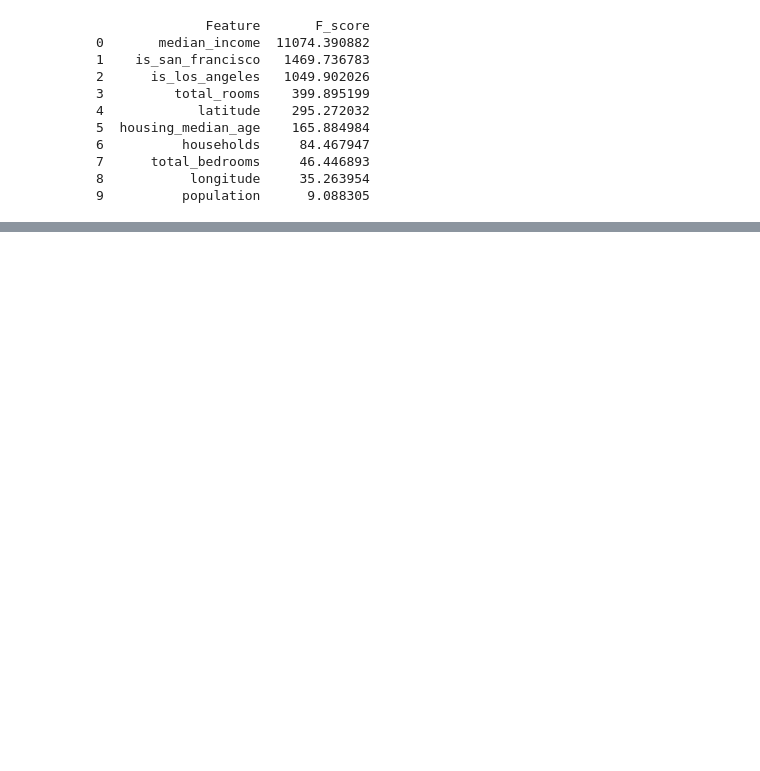
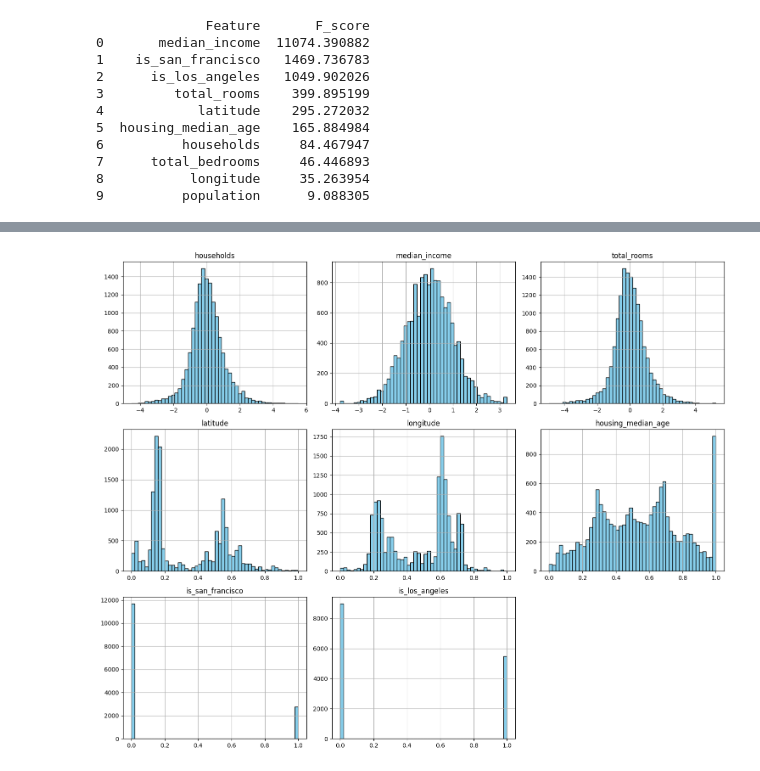
Before and after one commit to NiceeTV/ZNEUS-Projekt1, a Jupyter notebook: projekt1.ipynb, the cells around one changed output, grey strips where cells are left out. Saved outputs shown, nothing was run; the diff lists cells and outputs as text; code cells hidden in the pictures; blank space fills up the shorter version.

```diff
--- a/projekt1.ipynb
+++ b/projekt1.ipynb
@@ -589,0 +557,19 @@ memory usage: 1.1 MB
+# %%
+preprocessor = sklearn.compose.ColumnTransformer(
+    transformers=[
+        ("num", preprocessing.PowerTransformer(method='box-cox'), ["households", "median_income", "total_rooms"]),
+        ("loc", preprocessing.MinMaxScaler(), ["latitude", "longitude", "housing_median_age"]),
+        ("bool", preprocessing.FunctionTransformer(), ["is_san_francisco", "is_los_angeles"])
+    ]
+) # population and total_bedrooms dropped
+
+X_train = preprocessor.fit_transform(x_train)
+col_order = (
+    ["households", "median_income", "total_rooms"] +
+    ["latitude", "longitude", "housing_median_age"] +
+    ["is_san_francisco", "is_los_angeles"]
+)
+X_train = pd.DataFrame(
+    X_train,
+    columns=col_order
+)
@@ -589,0 +588,6 @@ memory usage: 1.1 MB
+# %%
+X_train.hist(bins=50, figsize=(15, 12), color='skyblue', edgecolor='black')
+plt.tight_layout()
+plt.show()
+# %% [output]
+[figure, added]
```
Also changed, not shown: parts of 13 cells of this notebook.
